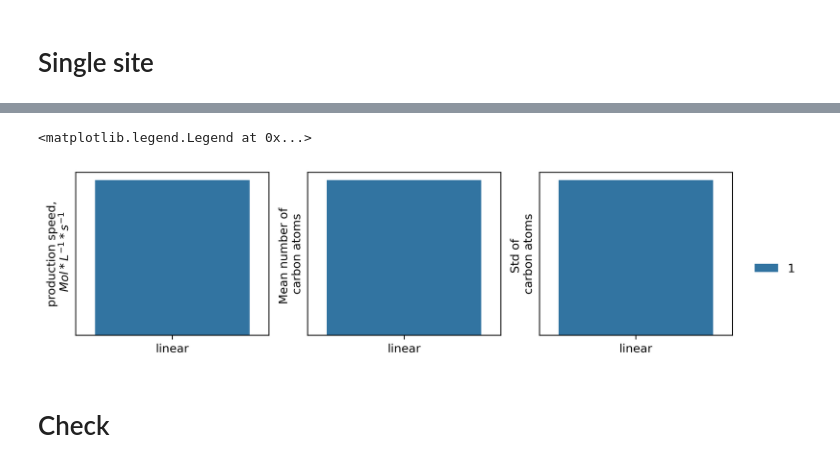
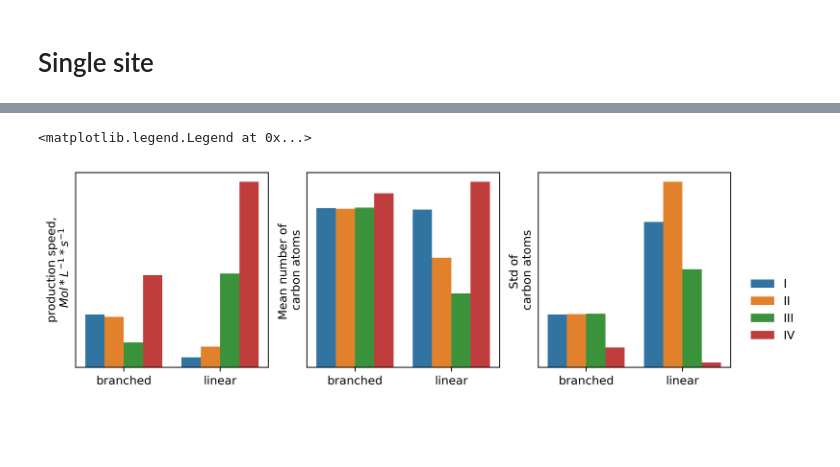
Before and after one commit to aleksandravdoshin/reactor_model, a Jupyter notebook: Oligomerization_example.ipynb, the cells around one changed output, grey strips where cells are left out. Saved outputs shown, nothing was run; the diff lists cells and outputs as text; code cells hidden in the pictures; blank space fills up the shorter version.

```diff
--- a/Oligomerization_example.ipynb
+++ b/Oligomerization_example.ipynb
@@ -559,8 +559,8 @@ connection = duckdb.connect(database=':memory:', read_only=False)
 def get_analysis(name, reaction_list):
     reaction = Reaction(reaction_list, fixed_concentrations=['C2'])
 
-    dt = 5
-    total_time = 1000_000
+    dt = 20
+    total_time = 500_000
 
     solution = reaction.solve({'C2': 1, 'Cr': 1}, np.arange(0, total_time, dt))
     vel = solution.diff().applymap(lambda x: x/dt).iloc[int(solution.shape[0] * 0.75):]
@@ -589,6 +589,17 @@ def get_analysis(name, reaction_list):
 
     return dft.drop(columns=['is_linear']), df
 
+def gir(s):
+    # Извлечение части строки после "<->"
+    after_arrow = s.split('<->')[-1].strip()
+
+    # Нахождение всех чисел после "C"
+    c_values = re.findall(r'C(\d+)', after_arrow)
+
+    # Вычисление корня для каждого числа и их суммирование
+    tot = [int(val)**0.5 for val in c_values]
+    return sum(tot) * 0.85 ** (len(tot)-1)
+
 
 
 def set_mode(mode=0, N=10):
@@ -599,6 +610,11 @@ def set_mode(mode=0, N=10):
 
     linear_growth = np.array([[k00]]*len(reactions[0]))
     linear_growth = np.concatenate([linear_growth, linear_growth * 0 + k01], axis=1)
+
+    if mode == 3:
+        reactions[0].sort(key=gir)
+        linear_growth[:, 1] *= np.linspace(1, 10, linear_growth.shape[0])
+        linear_growth[:, 0] *= np.linspace(10, 1, linear_growth.shape[0])
 
     reactions_list = []
     for i, j in zip(reactions[0], linear_growth):
@@ -615,10 +631,7 @@ def set_mode(mode=0, N=10):
 
     diff_pore = np.linspace(k00, k00*0.4, len(reactions[2])) * 1e-2
     diff_pore = np.concatenate([diff_pore[::,np.newaxis], diff_pore[::,np.newaxis]], axis=1)
-    # if mode == 3:
-    #     diff_pore[:, ] *= 1e-5
-    # if mode == 2:
-    #     diff_pore[(N-1)//2-1:, 1] *= 1e-5
+
 
     for i, j in zip(reactions[2], diff_pore):
         reactions_list.append([i, j[0], j[1]])
@@ -638,38 +651,37 @@ def set_mode(mode=0, N=10):
 
 df = pd.DataFrame()
 gg = pd.DataFrame()
-for mode in [1]:
-    reactions_list = set_mode(mode, 13)
+modes = {0: 'I', 1: 'II', 2: 'III', 3: 'IV'}
+for mode in [0, 1, 2, 3]:
+    reactions_list = set_mode(mode, 16)
     dft, ggt = get_analysis('single_site', reactions_list)
     ggt['mode'] = mode
     gg = pd.concat([gg, ggt])
-    dft['mode'] = mode
+    dft['mode'] = modes[mode]
     df = pd.concat([dft, df])
-# give_reaction_lists(16)
 # %%
-fig, axs = plt.subplots(1,3, figsize=(10, 2.5), dpi=300)
-sns.barplot(df, x='type', y='vel', hue='mode', ax=axs[0])
-sns.barplot(df, x='type', y='E_n', hue='mode',ax=axs[1])
-sns.barplot(df, x='type', y='std_n', hue='mode',ax=axs[2])
+fig, axs = plt.subplots(1,3, figsize=(10, 3), dpi=300)
+order = ['I', 'II', 'III', 'IV']
+sns.barplot(df, x='type', y='vel', hue='mode', ax=axs[0], hue_order=order)
+sns.barplot(df, x='type', y='E_n', hue='mode',ax=axs[1], hue_order=order)
+sns.barplot(df, x='type', y='std_n', hue='mode',ax=axs[2], hue_order=order)
 
 handles, labels = axs[0].get_legend_handles_labels()
 
 for i in range(3):
     axs[i].set_yticks([])
     axs[i].get_legend().remove()
 
 
 for i in range(3):
     axs[i].set_xlabel('')
 
 axs[0].set_ylabel('production speed,\n $Mol * L^{-1} * s^{-1}$')
 axs[1].set_ylabel('Mean number of \ncarbon atoms')
 axs[2].set_ylabel('Std of \ncarbon atoms')
 
 
 fig.legend(handles, labels, loc='upper center', bbox_to_anchor=(0.95, 0.5), ncol=1, frameon=False)
 # %% [output]
 <matplotlib.legend.Legend at 0x...>
-[figure, old version]
+[figure, new version]
-# %% [markdown]
-# Check
```
Also changed, not shown: parts of 6 cells of this notebook.
